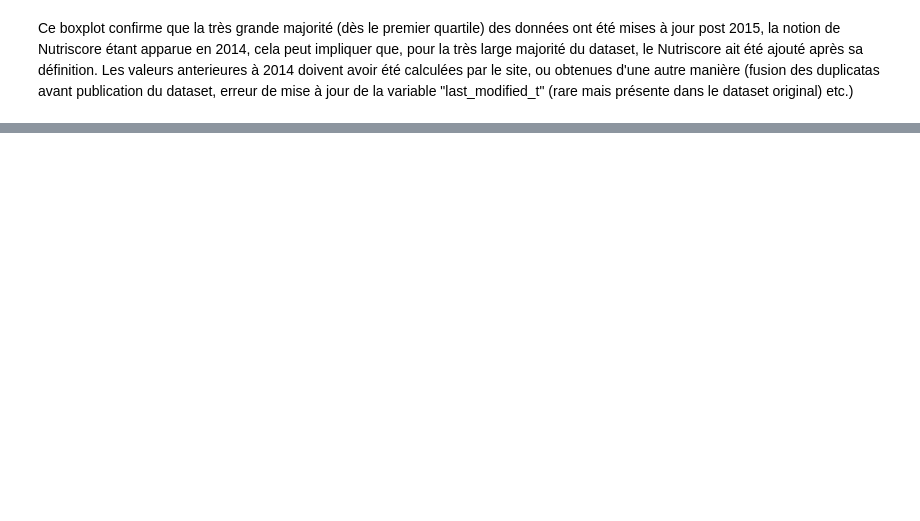
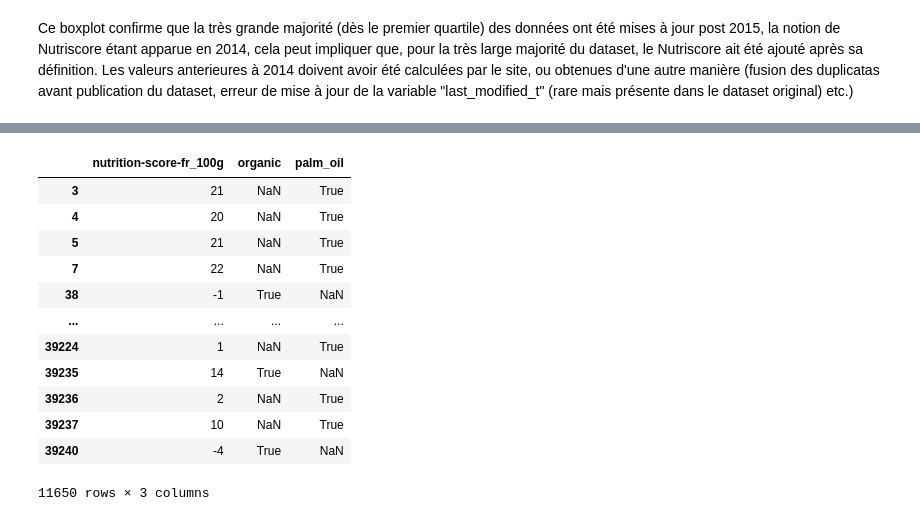
Before and after one commit to Psemp/ds_project_3, a Jupyter notebook: exploratory_analysis.ipynb, the cells around one changed output, grey strips where cells are left out. Saved outputs shown, nothing was run; the diff lists cells and outputs as text; code cells hidden in the pictures; blank space fills up the shorter version.

```diff
--- a/exploratory_analysis.ipynb
+++ b/exploratory_analysis.ipynb
@@ -202,0 +328,17 @@ Ce boxplot confirme que la très grande majorité (dès le premier quartile) des
+# %%
+data_org_pal = df_off[(df_off["organic"].notna()) | (df_off["palm_oil"].notna())][["nutrition-score-fr_100g", "organic", "palm_oil"]]
+data_org_pal
+# %% [output]
+|  | nutrition-score-fr_100g | organic | palm_oil |
+| 3 | 21 | NaN | True |
+| 4 | 20 | NaN | True |
+| 5 | 21 | NaN | True |
+| 7 | 22 | NaN | True |
+| 38 | -1 | True | NaN |
+| ... | ... | ... | ... |
+| 39224 | 1 | NaN | True |
+| 39235 | 14 | True | NaN |
+| 39236 | 2 | NaN | True |
+| 39237 | 10 | NaN | True |
+| 39240 | -4 | True | NaN |
+11650 rows × 3 columns
```
Also changed, not shown: parts of 13 cells of this notebook, 2 other files.
